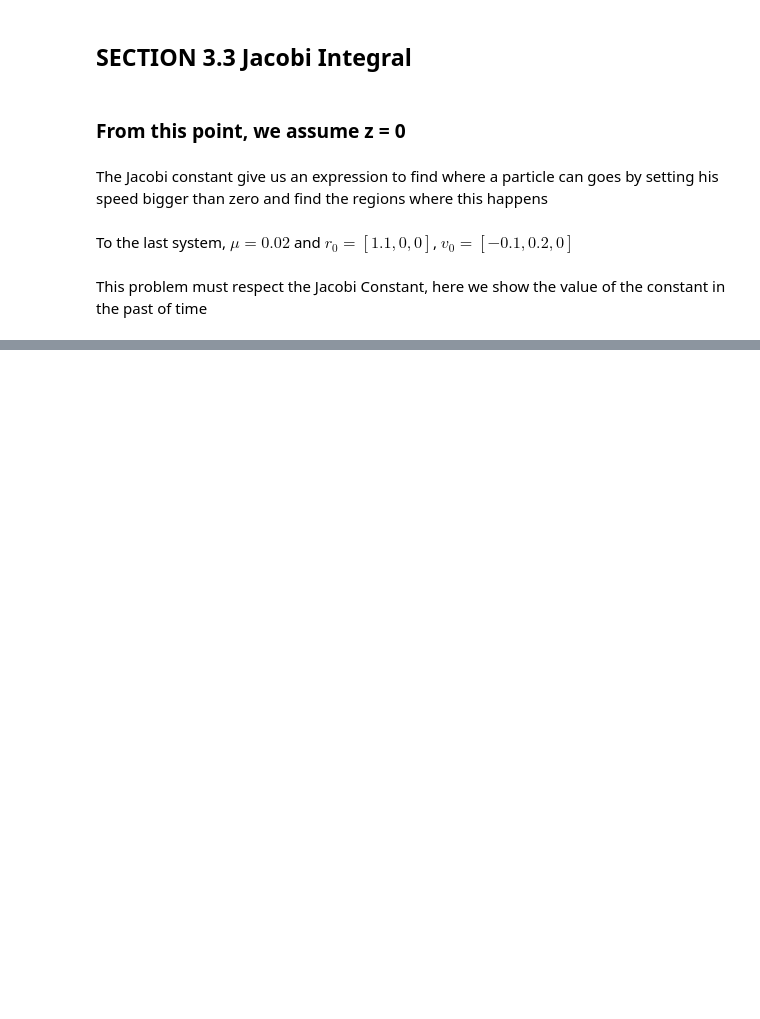
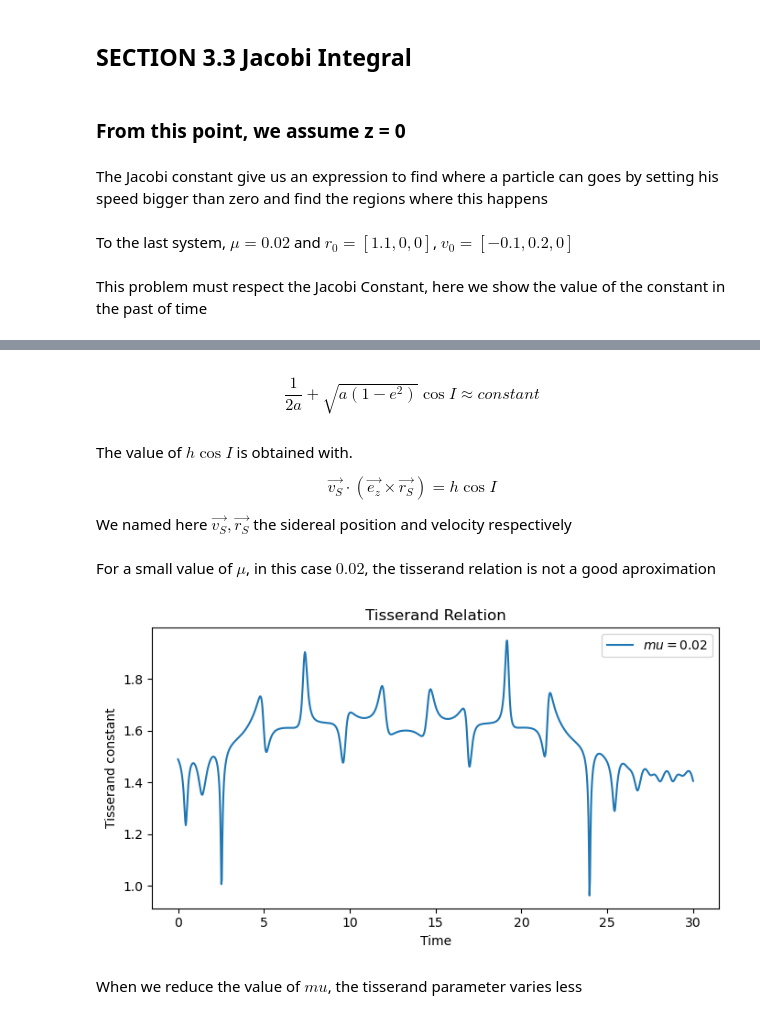
Before and after one commit to seap-udea/murray-dermott-action, a Jupyter notebook: CRTBP/Chapter_The_Restricted_Three_Body_Problem.ipynb, the cells around one changed output, grey strips where cells are left out. Cells and saved outputs as stored; diff of their text form; code cells hidden in the pictures; blank space fills up the shorter version.

Commit message:
Tisserand Relation

```diff
--- a/CRTBP/Chapter_The_Restricted_Three_Body_Problem.ipynb
+++ b/CRTBP/Chapter_The_Restricted_Three_Body_Problem.ipynb
@@ -129,7 +126,6 @@ y = np.linspace(-2,2,100)
 
 X,Y = np.meshgrid(x,y)
 
-mu = 0.02
 mu1 = 1-mu
 mu2 = mu
 # %% [markdown]
@@ -163,11 +164 @@ Z = X**2+Y**2+2*(mu1/r1+mu2/r2)-Cj
-# %%
-Cj = 3.245
-mu = 0.02
-mu1 = 1-mu
-mu2 = mu
-
-r1 = np.sqrt((X+mu2)**2+Y**2)
-r2 = np.sqrt((X-mu1)**2+Y**2)
-
-Z = X**2+Y**2+2*(mu1/r1+mu2/r2)-Cj
 # %%
@@ -219,0 +185,35 @@ restriction_animated.save('restricction_Regions.mp4')
+# %% [markdown]
+\begin{equation}
+\frac{1}{2a}+ \sqrt{a(1-e^2)}\cos{I} \approx constant
+\end{equation}
+# %% [markdown]
+The value of $h\cos{I}$ is obtained with.
+
+\begin{equation}
+\vec{v_S} \cdot (\vec{e_z}\times \vec{r_S}) = h\cos{I}
+\end{equation}
+
+We named here $\vec{v_S}, \vec{r_S}$ the sidereal position and velocity respectively
+# %% [markdown]
+For a small value of $\mu$, in this case $0.02$, the tisserand relation is not a good aproximation
+# %%
+hcos  = np.zeros(dt)
+for i in range(dt):
+    hcos[i] = np.dot(YStatic[i,3:],np.cross([0,0,1],YStatic[i,:3]))
+# %%
+velocity_m = np.linalg.norm(YStatic[:,3:],axis = 1)
+position_m = np.linalg.norm(YStatic[:,:3],axis = 1)
+tisserand = hcos+(1/2)*(2/position_m-velocity_m**2)
+# %%
+fig, ax = plt.subplots(figsize = (7,4))
+ax.plot(np.linspace(0,t,dt),tisserand, label = r'$mu = 0.02$'.format(mu) )
+ax.set_xlabel('Time')
+ax.set_ylabel('Tisserand constant')
+ax.set_title('Tisserand Relation')
+ax.legend()
+plt.tight_layout()
+plt.show()
+# %% [output]
+[figure, added]
+# %% [markdown]
+When we reduce the value of $mu$, the tisserand parameter varies less
```
Also changed, not shown: parts of 15 cells of this notebook.
